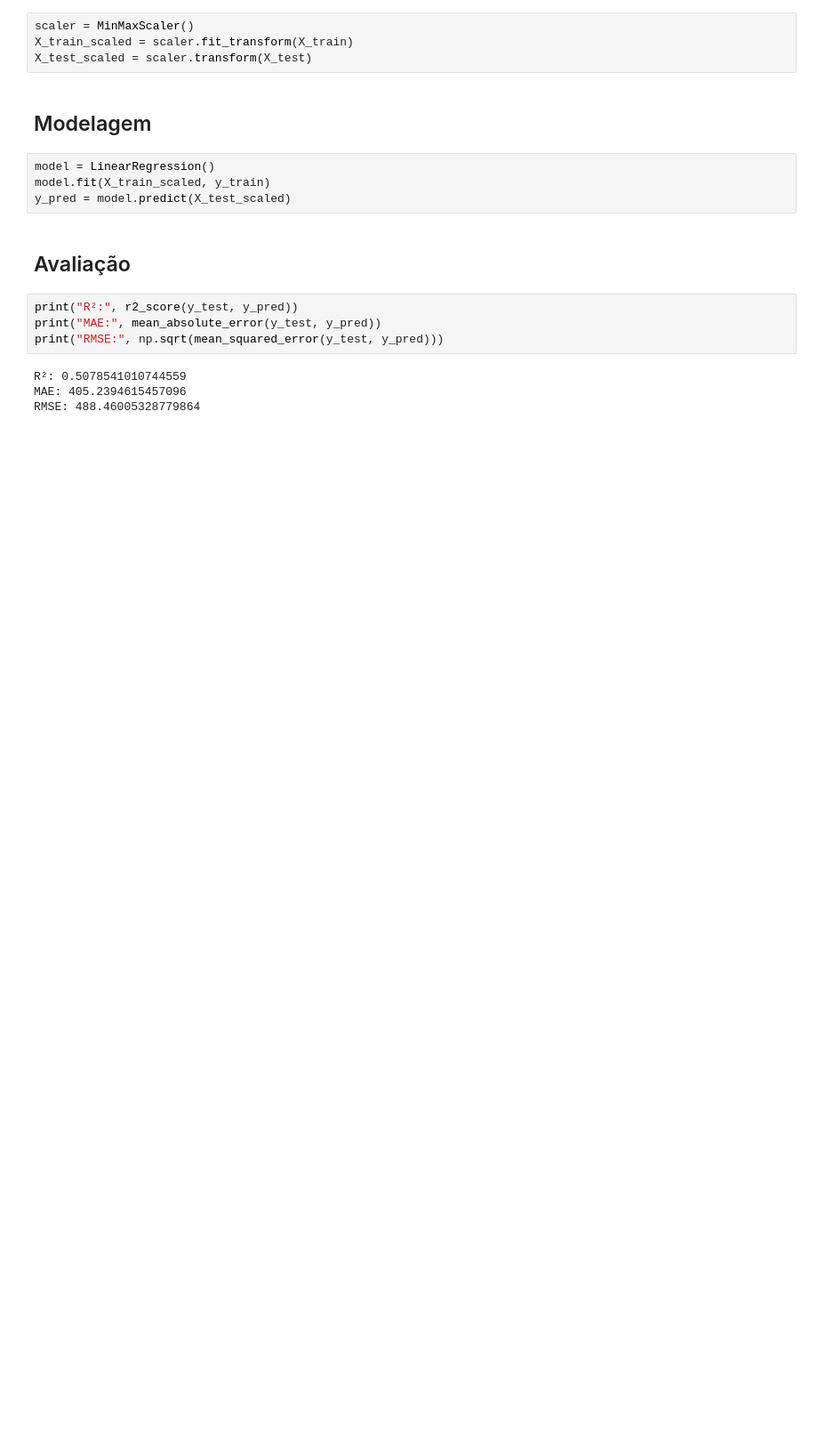
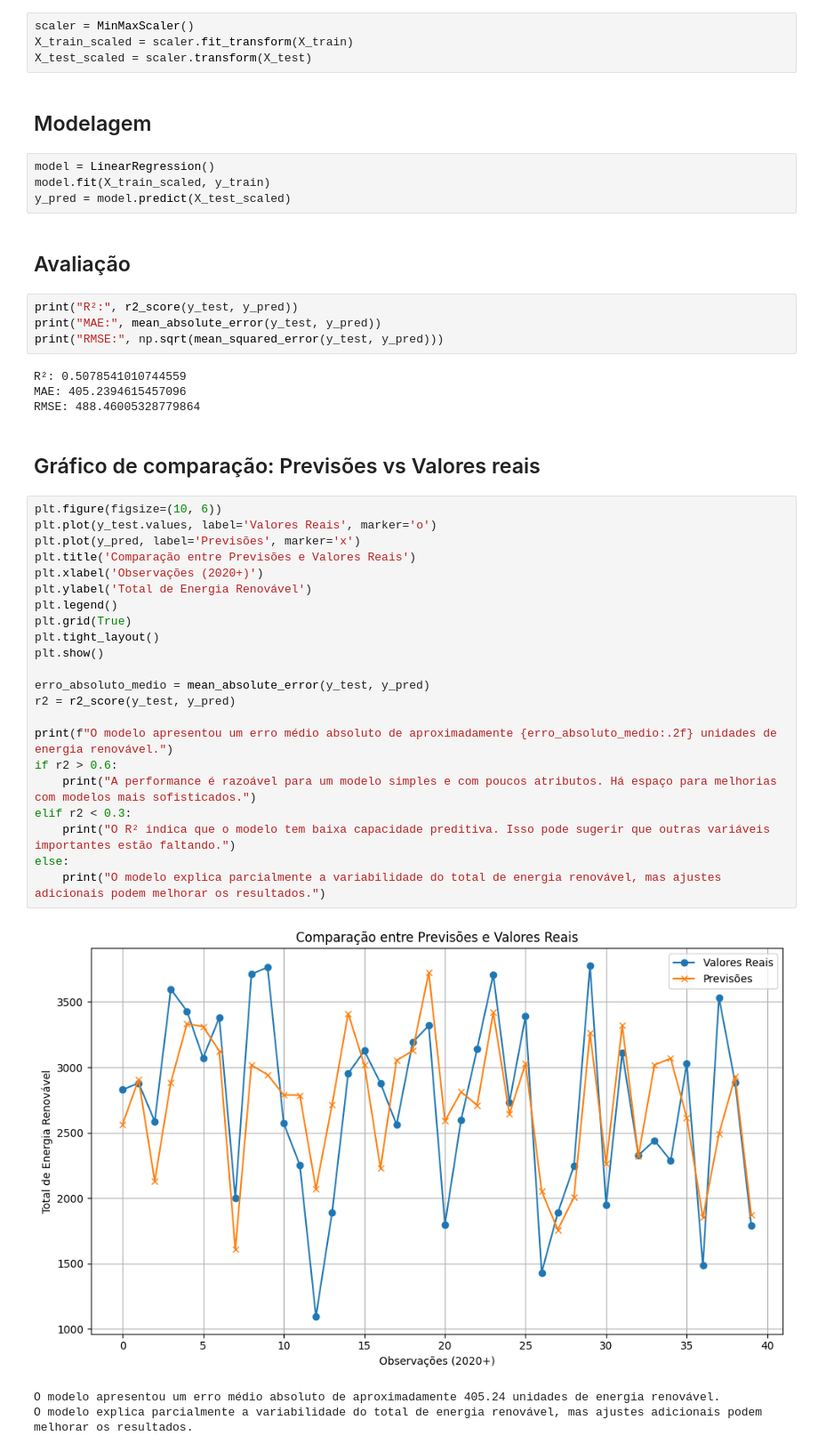
Before and after one commit to mateustabach/EntregasPUC, a Jupyter notebook: MVP1_Mateus_Tabach.ipynb, the cells around one changed output. Shown at 89% size. Drawn from its saved outputs; the diff is of its cells as text; blank space fills up the shorter version.

```diff
--- a/MVP1_Mateus_Tabach.ipynb
+++ b/MVP1_Mateus_Tabach.ipynb
@@ -527,3 +553,31 @@ print("RMSE:", np.sqrt(mean_squared_error(y_test, y_pred)))
 R²: 0.5078541010744559
 MAE: 405.2394615457096
 RMSE: 488.46005328779864
+# %% [markdown]
+## Gráfico de comparação: Previsões vs Valores reais
+# %%
+plt.figure(figsize=(10, 6))
+plt.plot(y_test.values, label='Valores Reais', marker='o')
+plt.plot(y_pred, label='Previsões', marker='x')
+plt.title('Comparação entre Previsões e Valores Reais')
+plt.xlabel('Observações (2020+)')
+plt.ylabel('Total de Energia Renovável')
+plt.legend()
+plt.grid(True)
+plt.tight_layout()
+plt.show()
+
+erro_absoluto_medio = mean_absolute_error(y_test, y_pred)
+r2 = r2_score(y_test, y_pred)
+
+print(f"O modelo apresentou um erro médio absoluto de aproximadamente {erro_absoluto_medio:.2f} unidades de energia renovável.")
+if r2 > 0.6:
+    print("A performance é razoável para um modelo simples e com poucos atributos. Há espaço para melhorias com modelos mais sofisticados.")
+elif r2 < 0.3:
+    print("O R² indica que o modelo tem baixa capacidade preditiva. Isso pode sugerir que outras variáveis importantes estão faltando.")
+else:
+    print("O modelo explica parcialmente a variabilidade do total de energia renovável, mas ajustes adicionais podem melhorar os resultados.")
+# %% [output]
+[figure, added]
+O modelo apresentou um erro médio absoluto de aproximadamente 405.24 unidades de energia renovável.
+O modelo explica parcialmente a variabilidade do total de energia renovável, mas ajustes adicionais podem melhorar os resultados.
```
Also changed, not shown: parts of 6 cells of this notebook.
